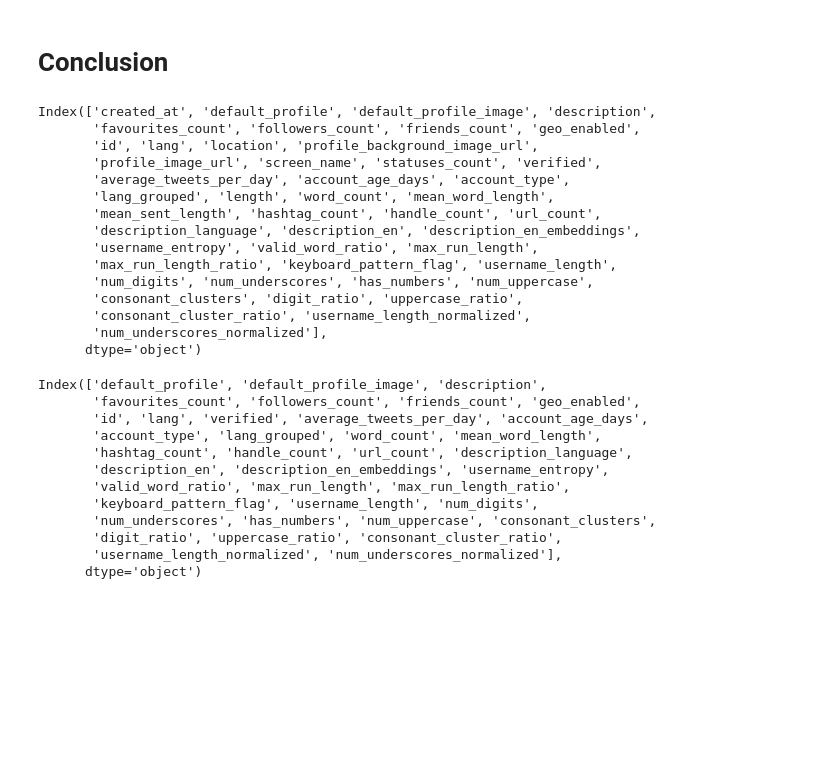
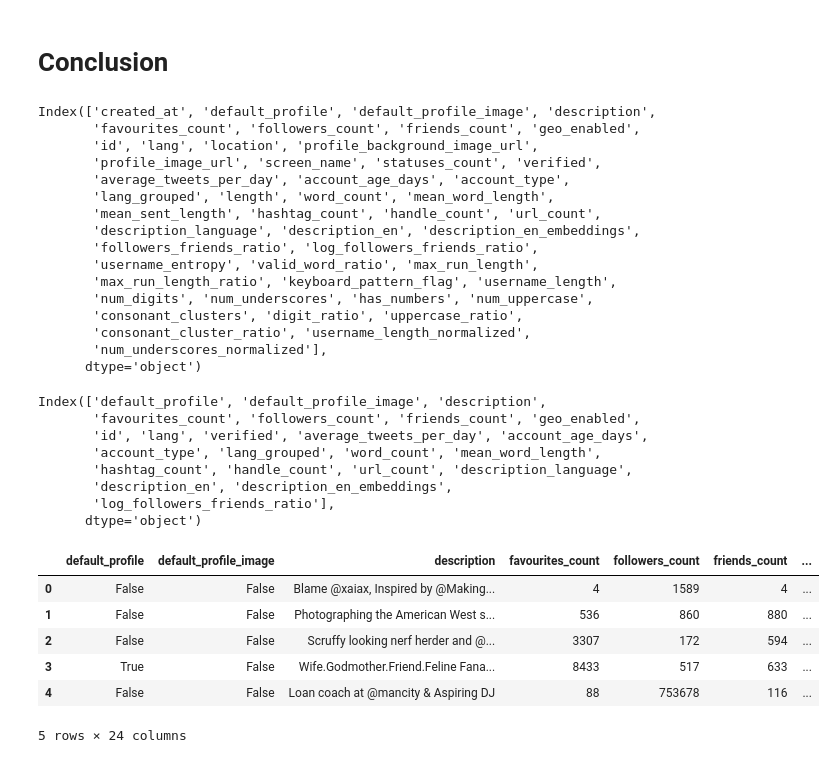
Before and after one commit to celneo7/DSA4263-Project-Twitter-Bots, a Jupyter notebook: notebooks/hypothesis.ipynb, the cells around one changed output. Cells and saved outputs as stored; diff of their text form; code cells hidden in the pictures; blank space fills up the shorter version.

Commit message:
fix: added cols to drop

```diff
--- a/notebooks/hypothesis.ipynb
+++ b/notebooks/hypothesis.ipynb
@@ -39,5 +42,5 @@ human_indices = twitter_accounts_df["account_type"]=="human"
 Bots are often used to artificially boost engagement or amplify content visibility. To appear active and legitimate, they tend to follow large numbers of accounts, including both other bots and real users. This can explain why many bots also have high follower counts these are often other bots within coordinated networks.
 However, bots generally lack reciprocation from real users because their mass-following behavior is easily recognizable as suspicious or inauthentic. As a result, their follower-to-friend ratio remains significantly lower than that of human accounts, reflecting their one-sided and automated interaction patterns.
 # %%
-twitter_accounts_df["followers_friends_ratio"] = twitter_accounts_df["followers_count"] / twitter_accounts_df["friends_count"]
+twitter_translated_embeddings_df["followers_friends_ratio"] = twitter_translated_embeddings_df["followers_count"] / twitter_translated_embeddings_df["friends_count"]
 # %%
@@ -61,5 +64,5 @@ Name: count, Length: 26700, dtype: int64
 # %% [markdown]
 Many accounts have inifinite or extremely large follower-to-friend ratios due to 0 friend/follwoer counts. To handle this, the ratio was transformed as log((followers+1)/(friends+1))
 # %%
-twitter_accounts_df["log_followers_friends_ratio"] = np.log((twitter_accounts_df["followers_count"] + 1) / (twitter_accounts_df["friends_count"] + 1))
+twitter_translated_embeddings_df["log_followers_friends_ratio"] = np.log((twitter_translated_embeddings_df["followers_count"] + 1) / (twitter_translated_embeddings_df["friends_count"] + 1))
 # %%
@@ -908,6 +911,7 @@ Index(['created_at', 'default_profile', 'default_profile_image', 'description',
        'lang_grouped', 'length', 'word_count', 'mean_word_length',
        'mean_sent_length', 'hashtag_count', 'handle_count', 'url_count',
        'description_language', 'description_en', 'description_en_embeddings',
+       'followers_friends_ratio', 'log_followers_friends_ratio',
        'username_entropy', 'valid_word_ratio', 'max_run_length',
        'max_run_length_ratio', 'keyboard_pattern_flag', 'username_length',
        'num_digits', 'num_underscores', 'has_numbers', 'num_uppercase',
@@ -919,7 +923,11 @@ Index(['created_at', 'default_profile', 'default_profile_image', 'description',
 # drop columns
 cols_to_drop = ['created_at', 'profile_background_image_url', 'profile_image_url', 'screen_name', 'location',
  'statuses_count', # or average_tweets_per_day
- 'length', 'mean_sent_length' # choose 2 out of 3 to drop (dropped 'word_count')
+ 'length', 'mean_sent_length', # choose 2 out of 3 to drop (dropped 'word_count'),
+ 'username_entropy', 'valid_word_ratio', 'max_run_length', 'max_run_length_ratio', 'keyboard_pattern_flag', 'username_length',
+ 'num_digits', 'num_underscores', 'has_numbers', 'num_uppercase', 'consonant_clusters', 'digit_ratio', 'uppercase_ratio',
+ 'followers_friends_ratio', # already replaced by log_followers_friends_ratio
+ 'consonant_cluster_ratio', 'username_length_normalized', 'num_underscores_normalized' # drop all the username features (does not seem useful)
 ]
 
 final_modeling_df = twitter_translated_embeddings_df.drop(columns=cols_to_drop)
@@ -930,11 +938,17 @@ Index(['default_profile', 'default_profile_image', 'description',
        'id', 'lang', 'verified', 'average_tweets_per_day', 'account_age_days',
        'account_type', 'lang_grouped', 'word_count', 'mean_word_length',
        'hashtag_count', 'handle_count', 'url_count', 'description_language',
-       'description_en', 'description_en_embeddings', 'username_entropy',
-       'valid_word_ratio', 'max_run_length', 'max_run_length_ratio',
-       'keyboard_pattern_flag', 'username_length', 'num_digits',
-       'num_underscores', 'has_numbers', 'num_uppercase', 'consonant_clusters',
-       'digit_ratio', 'uppercase_ratio', 'consonant_cluster_ratio',
-       'username_length_normalized', 'num_underscores_normalized'],
+       'description_en', 'description_en_embeddings',
+       'log_followers_friends_ratio'],
       dtype='object')
+# %%
+final_modeling_df.head()
+# %% [output]
+|  | default_profile | default_profile_image | description | favourites_count | followers_count | friends_count | ... |
+| 0 | False | False | Blame @xaiax, Inspired by @Making... | 4 | 1589 | 4 | ... |
+| 1 | False | False | Photographing the American West s... | 536 | 860 | 880 | ... |
+| 2 | False | False | Scruffy looking nerf herder and @... | 3307 | 172 | 594 | ... |
+| 3 | True | False | Wife.Godmother.Friend.Feline Fana... | 8433 | 517 | 633 | ... |
+| 4 | False | False | Loan coach at @mancity & Aspiring DJ | 88 | 753678 | 116 | ... |
+5 rows × 24 columns
 # %%
```
Also changed, not shown: parts of 8 cells of this notebook.
